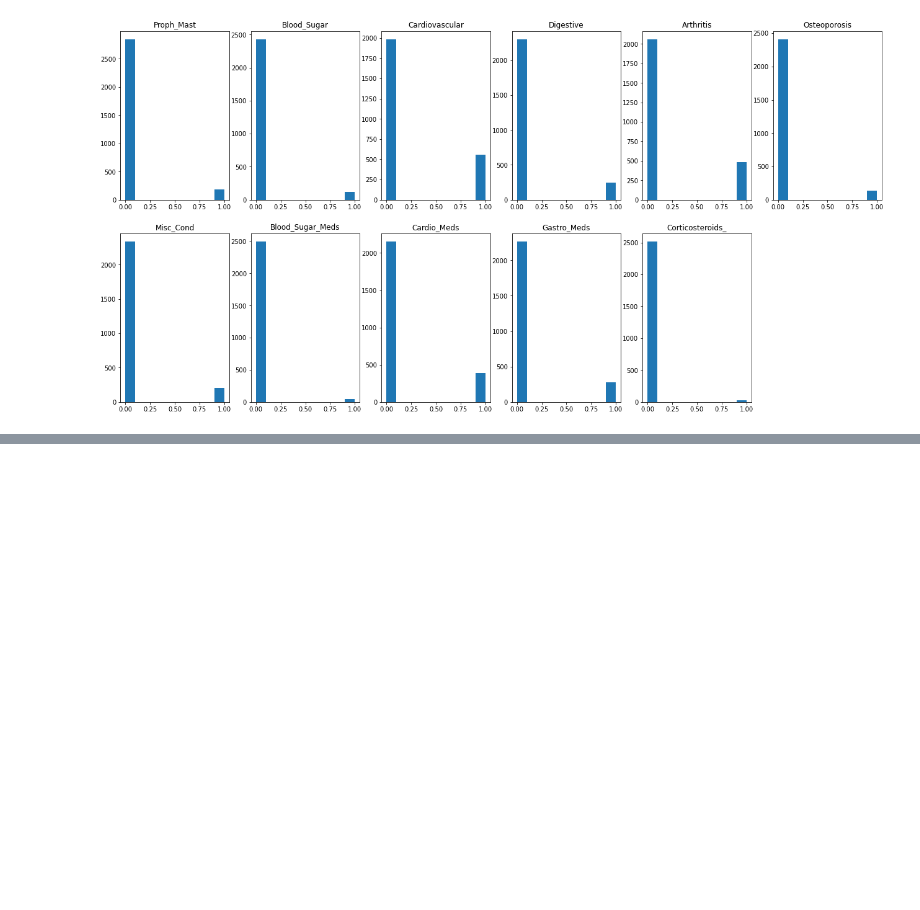
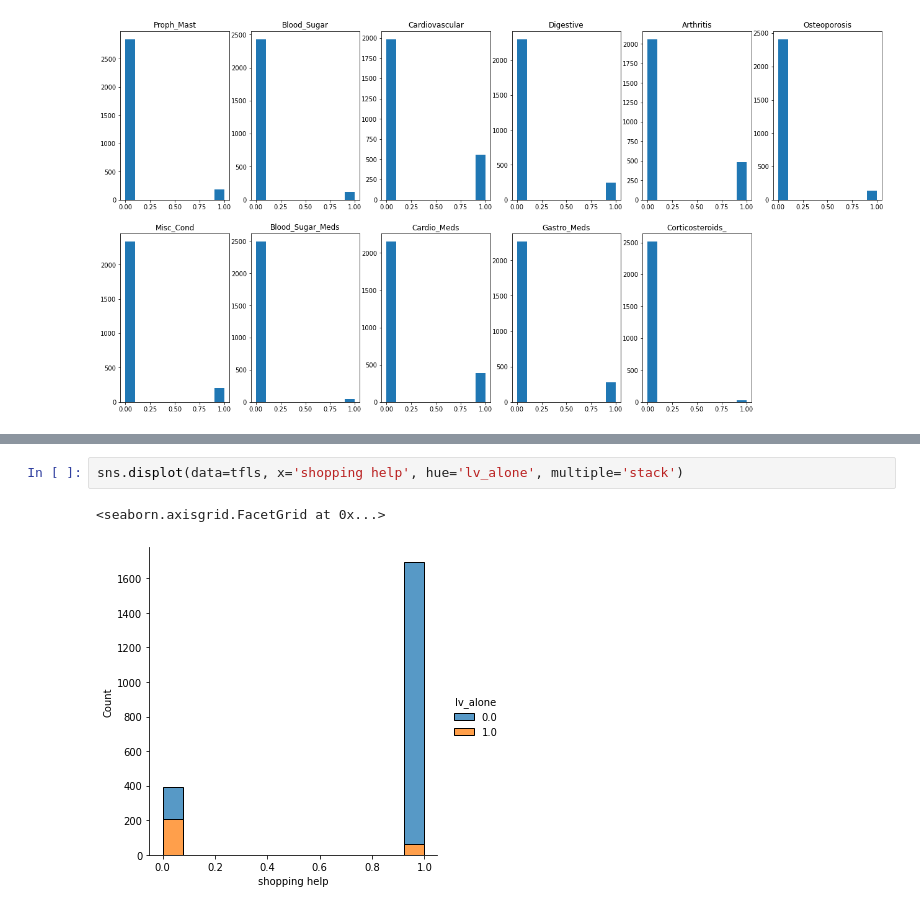
Before and after one commit to pndang/Project_WHEL, a Jupyter notebook: Project_WHEL.ipynb, the cells around one changed output, grey strips where cells are left out. Drawn from its saved outputs; the diff is of its cells as text; blank space fills up the shorter version.

```diff
--- a/Project_WHEL.ipynb
+++ b/Project_WHEL.ipynb
@@ -144,0 +350,5 @@ fd.head(5)
+# %%
+sns.displot(data=tfls, x='shopping help', hue='lv_alone', multiple='stack')
+# %% [output]
+<seaborn.axisgrid.FacetGrid at 0x...>
+[figure, added]
```
Also changed, not shown: parts of 28 cells of this notebook.
